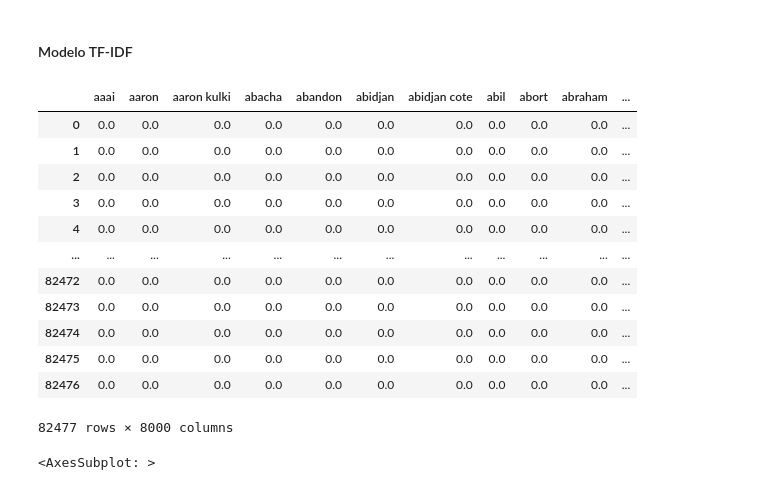
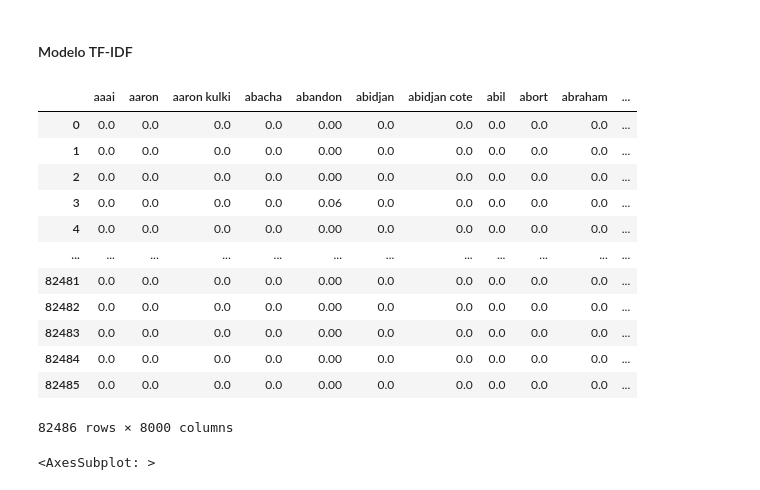
Before and after one commit to andresdlRoca/Guardian_Virtual, a Jupyter notebook: scripts/dev/message_detection.ipynb, the cells around one changed output. Saved outputs shown, nothing was run; the diff lists cells and outputs as text; code cells hidden in the pictures.

```diff
--- a/scripts/dev/message_detection.ipynb
+++ b/scripts/dev/message_detection.ipynb
@@ -343,27 +343,29 @@ data.to_csv('datasets/Messages/phishing_email_clean.csv', index=False)
 # %%
 data = pd.read_csv('datasets/Messages/phishing_email_clean.csv')
 
 tv = TfidfVectorizer(max_features=8000, ngram_range=(1, 3))
+# Remove np.nan values
+data['text_combined'] = data['text_combined'].replace(np.nan, '', regex=True)
 tv_matrix = tv.fit_transform(data['text_combined'])
 tv_matrix = tv_matrix.toarray()
 
 vocab = tv.get_feature_names_out()
 tfIDF_df = pd.DataFrame(np.round(tv_matrix, 2), columns=vocab)
 tfIDF_df
 # %% [output]
 |  | aaai | aaron | aaron kulki | abacha | abandon | abidjan | abidjan cote | abil | abort | abraham | ... |
-| 0 | 0.0 | 0.0 | 0.0 | 0.0 | 0.0 | 0.0 | 0.0 | 0.0 | 0.0 | 0.0 | ... |
-| 1 | 0.0 | 0.0 | 0.0 | 0.0 | 0.0 | 0.0 | 0.0 | 0.0 | 0.0 | 0.0 | ... |
-| 2 | 0.0 | 0.0 | 0.0 | 0.0 | 0.0 | 0.0 | 0.0 | 0.0 | 0.0 | 0.0 | ... |
-| 3 | 0.0 | 0.0 | 0.0 | 0.0 | 0.0 | 0.0 | 0.0 | 0.0 | 0.0 | 0.0 | ... |
-| 4 | 0.0 | 0.0 | 0.0 | 0.0 | 0.0 | 0.0 | 0.0 | 0.0 | 0.0 | 0.0 | ... |
+| 0 | 0.0 | 0.0 | 0.0 | 0.0 | 0.00 | 0.0 | 0.0 | 0.0 | 0.0 | 0.0 | ... |
+| 1 | 0.0 | 0.0 | 0.0 | 0.0 | 0.00 | 0.0 | 0.0 | 0.0 | 0.0 | 0.0 | ... |
+| 2 | 0.0 | 0.0 | 0.0 | 0.0 | 0.00 | 0.0 | 0.0 | 0.0 | 0.0 | 0.0 | ... |
+| 3 | 0.0 | 0.0 | 0.0 | 0.0 | 0.06 | 0.0 | 0.0 | 0.0 | 0.0 | 0.0 | ... |
+| 4 | 0.0 | 0.0 | 0.0 | 0.0 | 0.00 | 0.0 | 0.0 | 0.0 | 0.0 | 0.0 | ... |
 | ... | ... | ... | ... | ... | ... | ... | ... | ... | ... | ... | ... |
-| 82472 | 0.0 | 0.0 | 0.0 | 0.0 | 0.0 | 0.0 | 0.0 | 0.0 | 0.0 | 0.0 | ... |
-| 82473 | 0.0 | 0.0 | 0.0 | 0.0 | 0.0 | 0.0 | 0.0 | 0.0 | 0.0 | 0.0 | ... |
-| 82474 | 0.0 | 0.0 | 0.0 | 0.0 | 0.0 | 0.0 | 0.0 | 0.0 | 0.0 | 0.0 | ... |
-| 82475 | 0.0 | 0.0 | 0.0 | 0.0 | 0.0 | 0.0 | 0.0 | 0.0 | 0.0 | 0.0 | ... |
-| 82476 | 0.0 | 0.0 | 0.0 | 0.0 | 0.0 | 0.0 | 0.0 | 0.0 | 0.0 | 0.0 | ... |
+| 82481 | 0.0 | 0.0 | 0.0 | 0.0 | 0.00 | 0.0 | 0.0 | 0.0 | 0.0 | 0.0 | ... |
+| 82482 | 0.0 | 0.0 | 0.0 | 0.0 | 0.00 | 0.0 | 0.0 | 0.0 | 0.0 | 0.0 | ... |
+| 82483 | 0.0 | 0.0 | 0.0 | 0.0 | 0.00 | 0.0 | 0.0 | 0.0 | 0.0 | 0.0 | ... |
+| 82484 | 0.0 | 0.0 | 0.0 | 0.0 | 0.00 | 0.0 | 0.0 | 0.0 | 0.0 | 0.0 | ... |
+| 82485 | 0.0 | 0.0 | 0.0 | 0.0 | 0.00 | 0.0 | 0.0 | 0.0 | 0.0 | 0.0 | ... |
-82477 rows × 8000 columns
+82486 rows × 8000 columns
 # %%
 # Frequency of words
 word_freq = tfIDF_df.sum()
```
Also changed, not shown: parts of 9 cells of this notebook, 2 other files.
